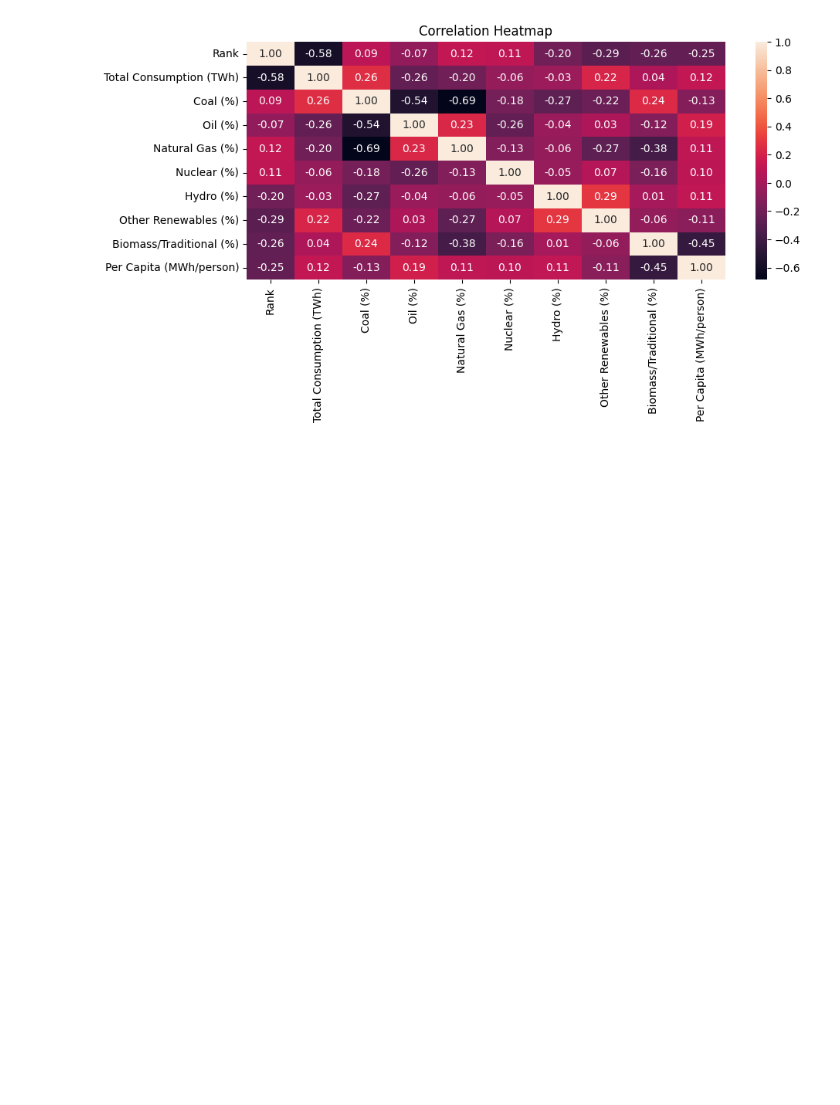
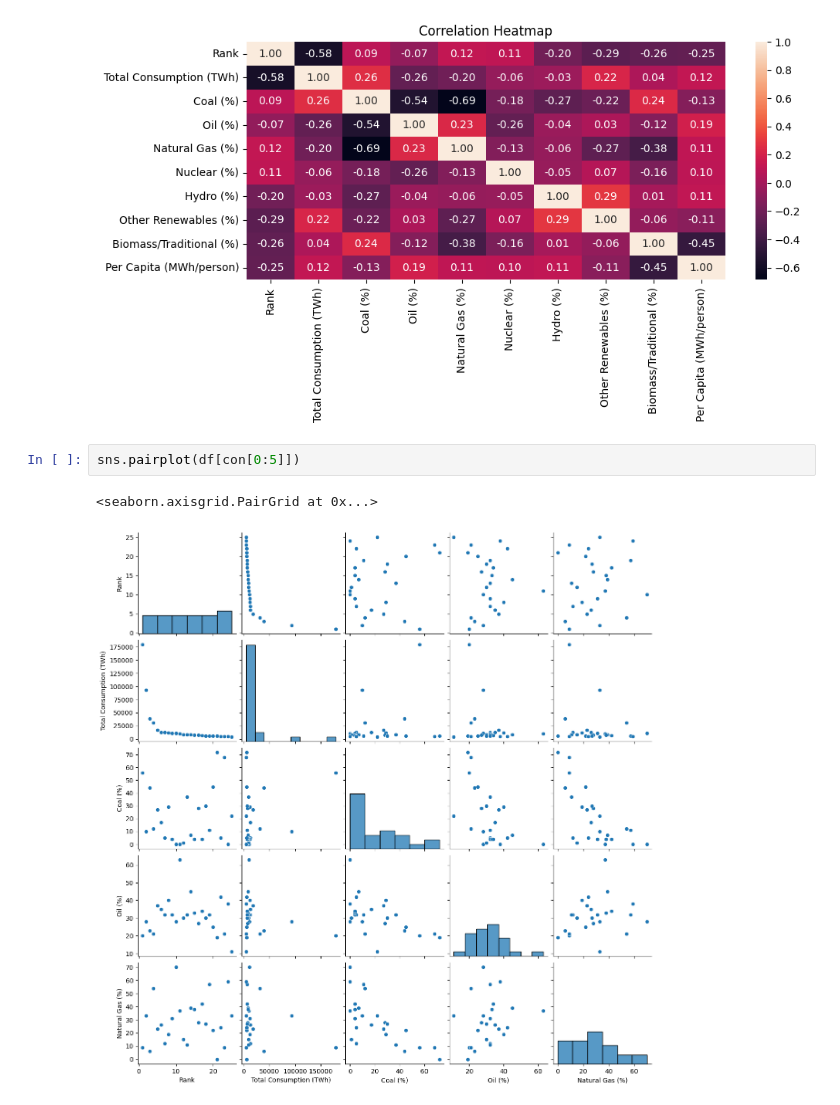
Before and after one commit to deanesh/energy-consumption-analysis, a Jupyter notebook: Energy-Consumption-EDA.ipynb, the cells around one changed output. Saved outputs shown, nothing was run; the diff lists cells and outputs as text; blank space fills up the shorter version.

```diff
--- a/Energy-Consumption-EDA.ipynb
+++ b/Energy-Consumption-EDA.ipynb
@@ -323,3 +323,8 @@ plt.title("Correlation Heatmap")
 plt.show()
 # %% [output]
 [figure]
+# %%
+sns.pairplot(df[con[0:5]])
+# %% [output]
+<seaborn.axisgrid.PairGrid at 0x...>
+[figure, added]
```
Also changed, not shown: parts of 1 cell of this notebook.
